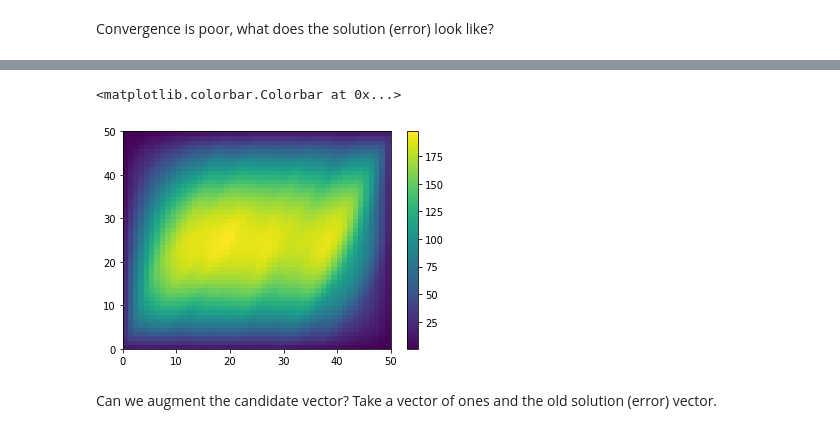
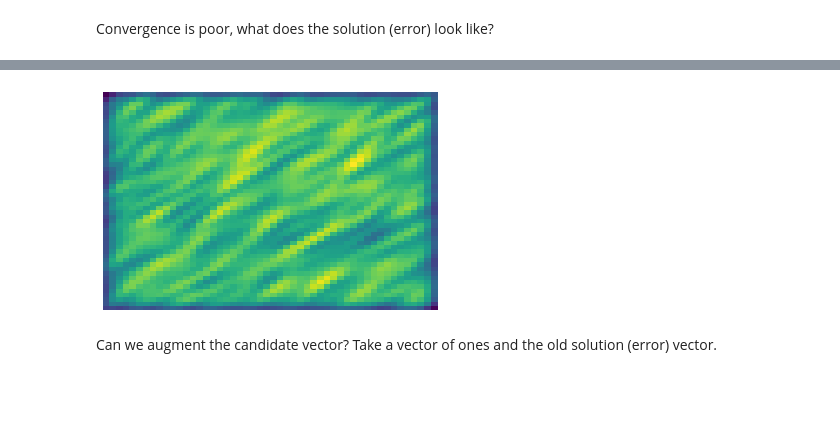
Before and after one commit to lukeolson/imperial-multigrid, a Jupyter notebook: lecture-3-amg-basics/19-AMG-advanced-options-anisotropy.ipynb, the cells around one changed output, grey strips where cells are left out. Drawn from its saved outputs; the diff is of its cells as text; code cells hidden in the pictures; blank space fills up the shorter version.

```diff
--- a/lecture-3-amg-basics/19-AMG-advanced-options-anisotropy.ipynb
+++ b/lecture-3-amg-basics/19-AMG-advanced-options-anisotropy.ipynb
@@ -19,7 +19,7 @@ warnings.simplefilter(action='ignore', category=FutureWarning)
 # %% [markdown]
 # Anisotropic diffusion problem
 # %%
-stencil = pyamg.gallery.diffusion.diffusion_stencil_2d(type='FE', epsilon=0.001, theta=2 * np.pi / 16.0)
+stencil = pyamg.gallery.diffusion.diffusion_stencil_2d(type='FE', epsilon=0.001, theta=np.pi / 4.0)
 A = pyamg.gallery.stencil_grid(stencil, (50, 50), format='csr')
 # %% [markdown]
 # Candidate vectors
@@ -76,9 +64,13 @@ len(res)
+# %%
+x = np.random.rand(A.shape[0])
+pyamg.relaxation.relaxation.jacobi(A, x, np.zeros(A.shape[0]), iterations=5, omega = 4/5)
 # %%
 plt.pcolormesh(x.reshape(50,50))
-plt.colorbar()
+#plt.colorbar()
+plt.axis('off')
+plt.savefig('output.pdf')
 # %% [output]
-<matplotlib.colorbar.Colorbar at 0x...>
-[figure, old version]
+[figure, new version]
 # %% [markdown]
 Can we augment the candidate vector?  Take a vector of ones and the old solution (error) vector.
 # %%
```
Also changed, not shown: parts of 2 cells of this notebook, 5 other files.
